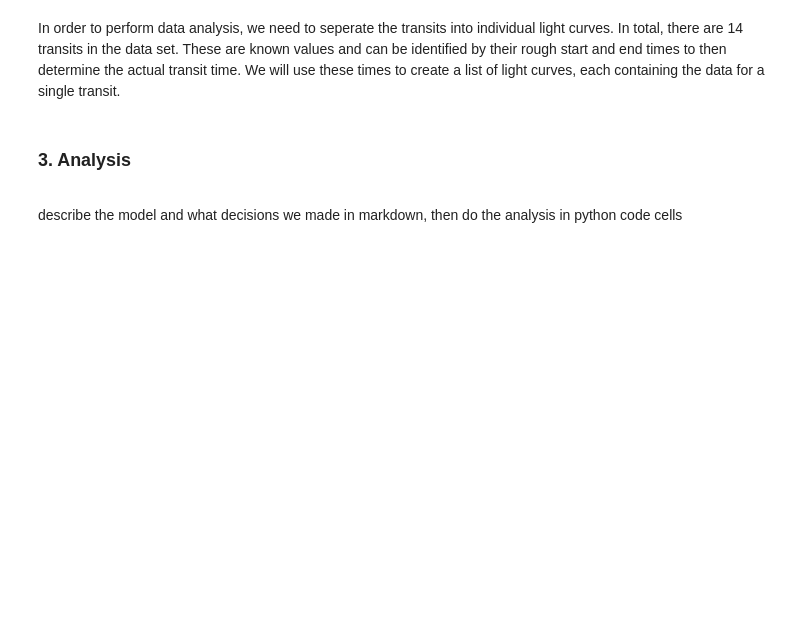
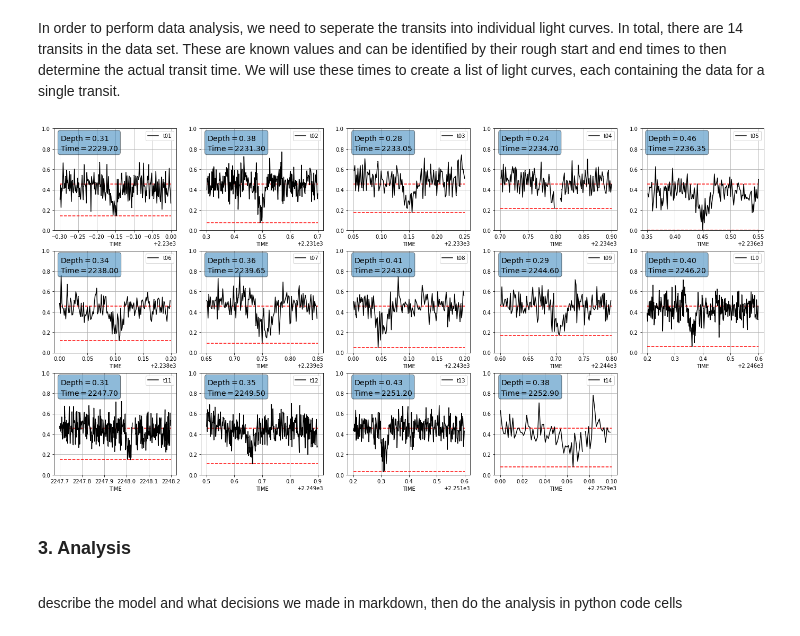
Before and after one commit to tylerbarna/AST5731-projects, a Jupyter notebook: Project1.ipynb, the cells around one changed output. Drawn from its saved outputs; the diff is of its cells as text; code cells hidden in the pictures; blank space fills up the shorter version.

```diff
--- a/Project1.ipynb
+++ b/Project1.ipynb
@@ -230,38 +239,68 @@ In order to perform data analysis, we need to seperate the transits into individ
 # %%
 ## define function to seperate data into transits and plot them in subplots
 transit_times = {
     't01': [2229.7, 2230],
     't02': [2231.3, 2231.7],
     't03': [2233.05, 2233.25],
     't04': [2234.7, 2234.9],
     't05': [2236.35, 2236.55],
     't06': [2238, 2238.2],
     't07': [2239.65, 2239.85],
     't08': [2243, 2243.2],
     't09': [2244.6, 2244.8],
     't10': [2246.2, 2246.6],
     't11': [2247.7, 2248.2],
     't12': [2249.5, 2249.9],
     't13': [2251.2, 2251.6],
     't14': [2252.9, 2253],
 }
 
-def transits(df, transit_times, plot=True, save=False):
+def transits(df, times, plot=True, save=False):
     '''
 
     '''
 
-    fig, axs = plt.subplots(3,5, figsize=(10, 20))
+    fig, axs = plt.subplots(3,5, figsize=(24, 12))
+    idx=0 ##counter for subplot index
+    depths = {} ## dictionary to store transit depths
+    times = {} ## dictionary to store the width of each transit
+    for key, value in transit_times.items():
 
-    for key, value in transit_times.items():
-        idx=0 ##counter for subplot index
-        transit = df.loc[(df['TIME'] > value[0]) & (df['TIME'] < value[1])]
+        transit = df[(df['TIME'] > value[0]) & (df['TIME'] < value[1])]
+        min_flux = np.min(transit['NORM_FLUX'])
+        depths[key] = norm_flux_mean - min_flux
+        times[key] = interp(min_flux, transit['NORM_FLUX'], transit['TIME'])
+
+
         if plot:
             ax = axs.flatten()[idx]
+
             transit.plot(x='TIME', y='NORM_FLUX', yerr='NORM_FLUX_ERR', ax=ax, color='black', label=key)
+            ax.hlines(norm_flux_mean, value[0], value[1], color='r', linestyle='--', label='Mean Flux')
+            ax.hlines(min_flux, value[0], value[1], color='r', linestyle='--', label='Transit Depth')
+            ax.set_ylim(0, 1)
+            ax.grid()
 
+            textstr = '\n'.join((
+                r'$\mathrm{Depth}=%.2f$' % (depths[key], ),
+                r'$\mathrm{Time}=%.2f$' % (times[key], )))
+            props = dict(boxstyle='round', alpha=0.5)
+            ax.text(0.05, 0.95, textstr, transform=ax.transAxes, fontsize=14,
+            verticalalignment='top', bbox=props)
 
         idx+=1
+    ## hide the empty subplot
+    axs.flatten()[14].set_visible(False)
+
+    ## combine dictionaries into one before converting into a dataframe
+    tDict = {'Transit': list(times.keys()), 'Time': list(times.values()),'Depth': list(depths.values())}
+    tdf = pd.DataFrame.from_dict(tDict)
+
+    return tdf
+
+tdf = transits(df=df, times=transit_times, plot=True, save=False)
+# %% [output]
+[figure, added]
 # %% [markdown]
 ### 3. Analysis
 <a id='analysis'></a>
```
Also changed, not shown: parts of 3 cells of this notebook.
